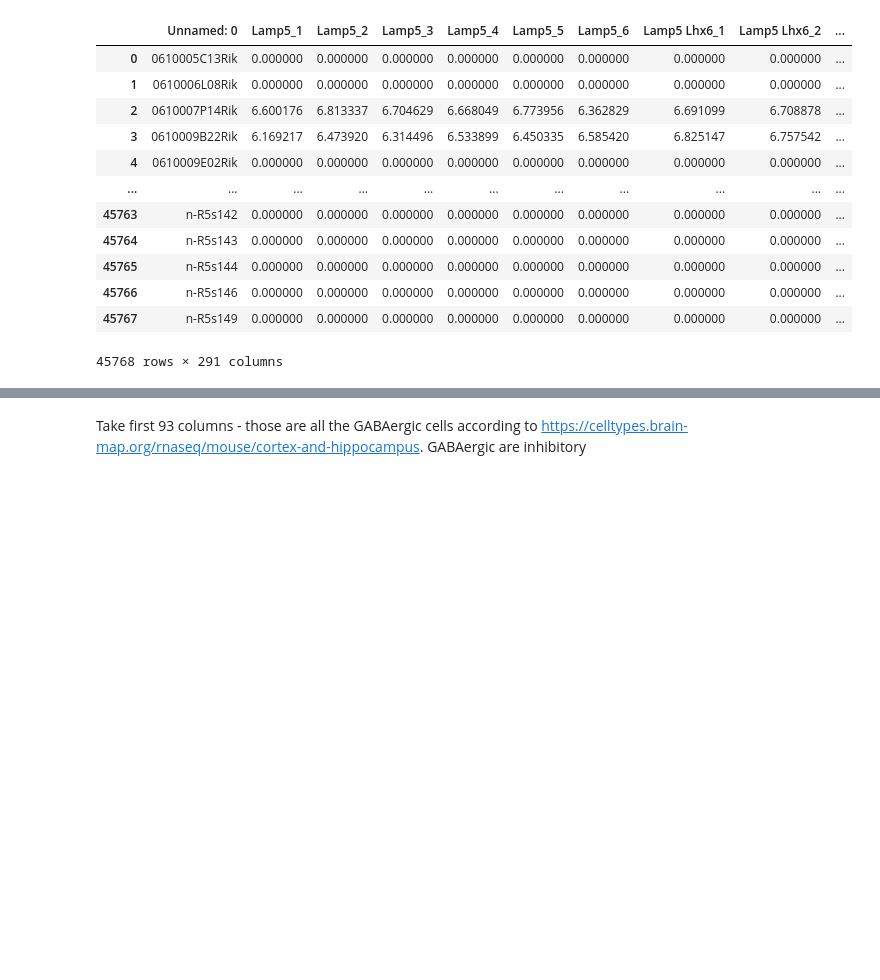
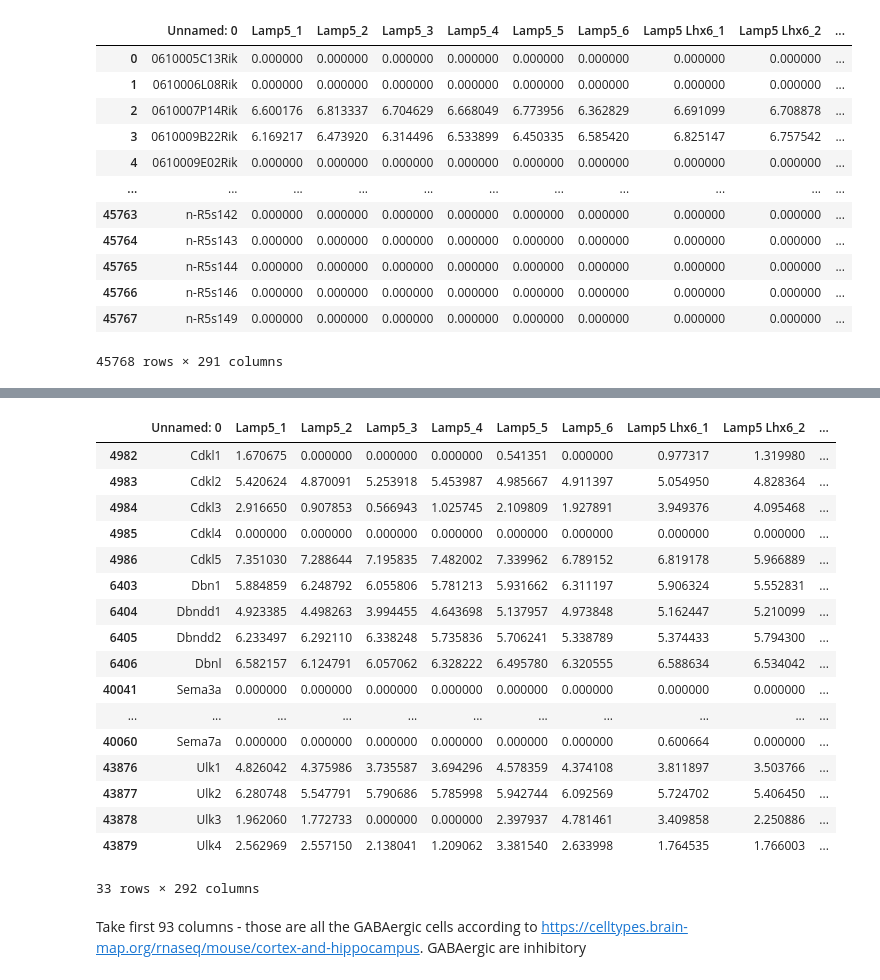
Before and after one commit to bijoudej/BIPN162_FinalProject, a Jupyter notebook: Final_Project_Master.ipynb, the cells around one changed output, grey strips where cells are left out. Cells and saved outputs as stored; diff of their text form; code cells hidden in the pictures; blank space fills up the shorter version.

```diff
--- a/Final_Project_Master.ipynb
+++ b/Final_Project_Master.ipynb
@@ -45,3 +71,25 @@ list(rna_seq_df.columns)
+# %%
+rna_seq_sel_df = rna_seq_df[rna_seq_df['selected'] == True]
+rna_seq_sel_df
+# %% [output]
+|  | Unnamed: 0 | Lamp5_1 | Lamp5_2 | Lamp5_3 | Lamp5_4 | Lamp5_5 | Lamp5_6 | Lamp5 Lhx6_1 | Lamp5 Lhx6_2 | ... |
+| 4982 | Cdkl1 | 1.670675 | 0.000000 | 0.000000 | 0.000000 | 0.541351 | 0.000000 | 0.977317 | 1.319980 | ... |
+| 4983 | Cdkl2 | 5.420624 | 4.870091 | 5.253918 | 5.453987 | 4.985667 | 4.911397 | 5.054950 | 4.828364 | ... |
+| 4984 | Cdkl3 | 2.916650 | 0.907853 | 0.566943 | 1.025745 | 2.109809 | 1.927891 | 3.949376 | 4.095468 | ... |
+| 4985 | Cdkl4 | 0.000000 | 0.000000 | 0.000000 | 0.000000 | 0.000000 | 0.000000 | 0.000000 | 0.000000 | ... |
+| 4986 | Cdkl5 | 7.351030 | 7.288644 | 7.195835 | 7.482002 | 7.339962 | 6.789152 | 6.819178 | 5.966889 | ... |
+| 6403 | Dbn1 | 5.884859 | 6.248792 | 6.055806 | 5.781213 | 5.931662 | 6.311197 | 5.906324 | 5.552831 | ... |
+| 6404 | Dbndd1 | 4.923385 | 4.498263 | 3.994455 | 4.643698 | 5.137957 | 4.973848 | 5.162447 | 5.210099 | ... |
+| 6405 | Dbndd2 | 6.233497 | 6.292110 | 6.338248 | 5.735836 | 5.706241 | 5.338789 | 5.374433 | 5.794300 | ... |
+| 6406 | Dbnl | 6.582157 | 6.124791 | 6.057062 | 6.328222 | 6.495780 | 6.320555 | 6.588634 | 6.534042 | ... |
+| 40041 | Sema3a | 0.000000 | 0.000000 | 0.000000 | 0.000000 | 0.000000 | 0.000000 | 0.000000 | 0.000000 | ... |
+| ... | ... | ... | ... | ... | ... | ... | ... | ... | ... | ... |
+| 40060 | Sema7a | 0.000000 | 0.000000 | 0.000000 | 0.000000 | 0.000000 | 0.000000 | 0.600664 | 0.000000 | ... |
+| 43876 | Ulk1 | 4.826042 | 4.375986 | 3.735587 | 3.694296 | 4.578359 | 4.374108 | 3.811897 | 3.503766 | ... |
+| 43877 | Ulk2 | 6.280748 | 5.547791 | 5.790686 | 5.785998 | 5.942744 | 6.092569 | 5.724702 | 5.406450 | ... |
+| 43878 | Ulk3 | 1.962060 | 1.772733 | 0.000000 | 0.000000 | 2.397937 | 4.781461 | 3.409858 | 2.250886 | ... |
+| 43879 | Ulk4 | 2.562969 | 2.557150 | 2.138041 | 1.209062 | 3.381540 | 2.633998 | 1.764535 | 1.766003 | ... |
+33 rows × 292 columns
 # %% [markdown]
 Take first 93 columns - those are all the GABAergic cells according to https://celltypes.brain-map.org/rnaseq/mouse/cortex-and-hippocampus. GABAergic are inhibitory
 # %%
```
Also changed, not shown: parts of 7 cells of this notebook.
